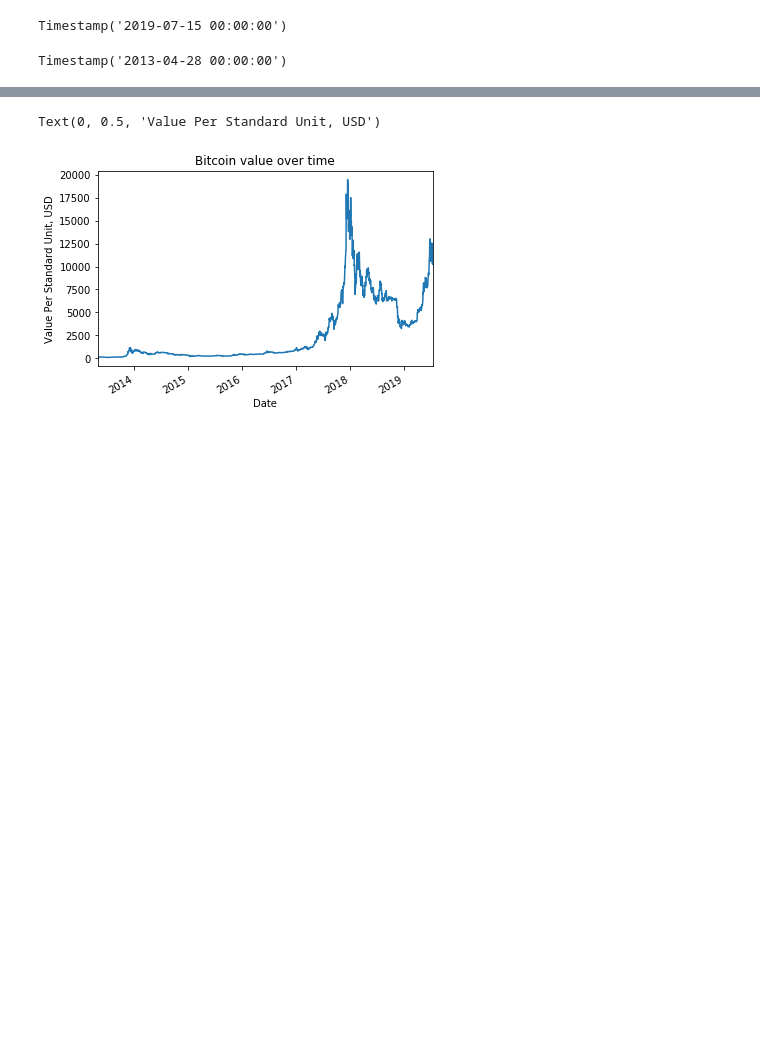
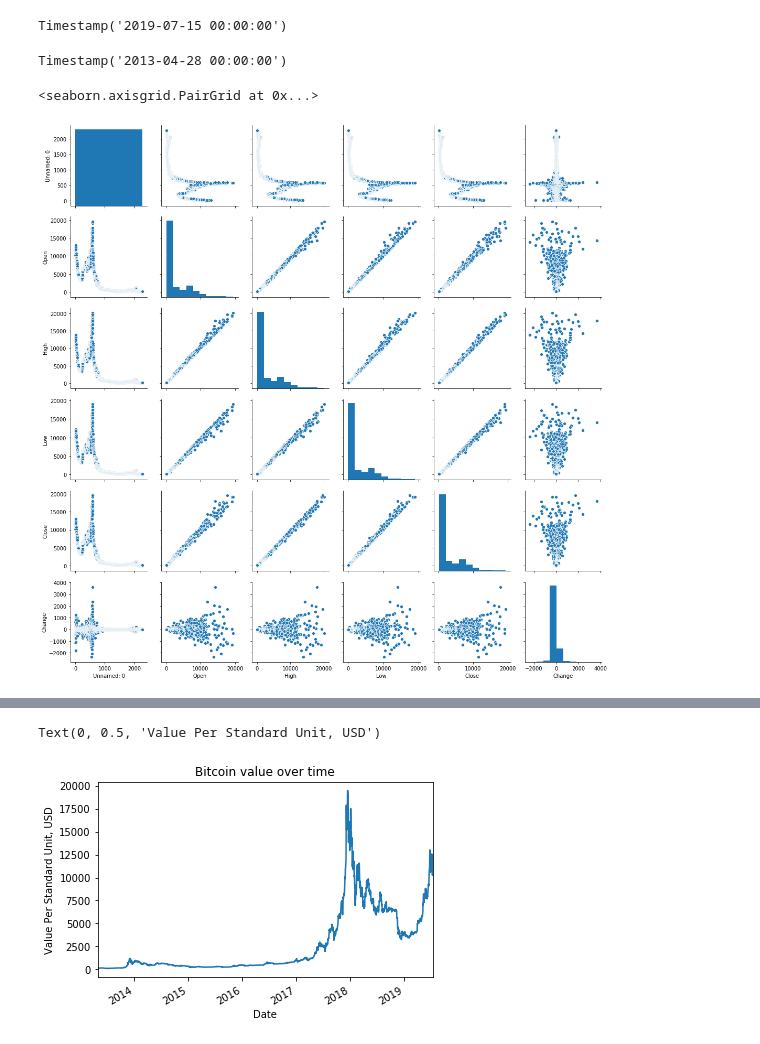
Before and after one commit to DhanushkaAbeyratne/Bitcoin-Price-Prediction---ARIMA, a Jupyter notebook: My_ids_project.ipynb, the cells around one changed output, grey strips where cells are left out. Drawn from its saved outputs; the diff is of its cells as text; code cells hidden in the pictures; blank space fills up the shorter version.

```diff
--- a/My_ids_project.ipynb
+++ b/My_ids_project.ipynb
@@ -76,6 +77,11 @@ Timestamp('2019-07-15 00:00:00')
 min(df_bitcoin.index)
 # %% [output]
 Timestamp('2013-04-28 00:00:00')
+# %%
+sns.pairplot(df_bitcoin)
+# %% [output]
+<seaborn.axisgrid.PairGrid at 0x...>
+[figure, added]
 # %%
 auto_correlations = df_bitcoin.corr()
 auto_correlations
```
Also changed, not shown: parts of 9 cells of this notebook.
